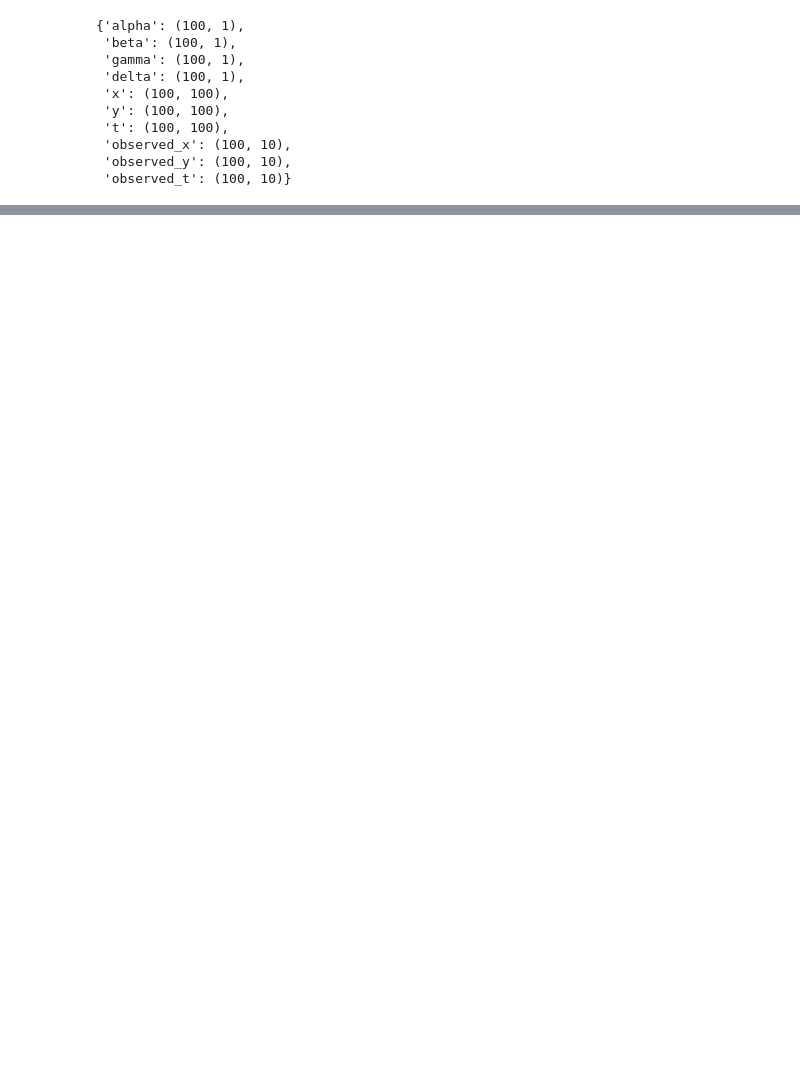
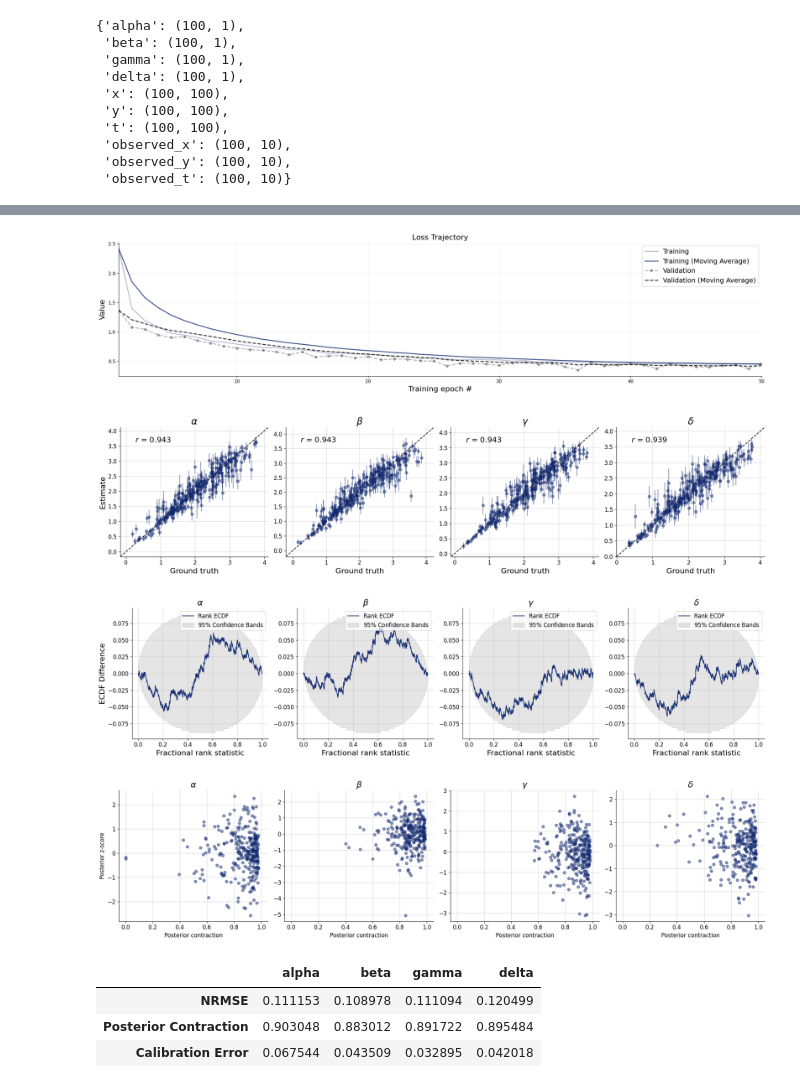
Before and after one commit to bayesflow-org/bf2-paper-case-study, a Jupyter notebook: bf2_case_study.ipynb, the cells around one changed output, grey strips where cells are left out. Drawn from its saved outputs; the diff is of its cells as text; code cells hidden in the pictures; blank space fills up the shorter version.

```diff
--- a/bf2_case_study.ipynb
+++ b/bf2_case_study.ipynb
@@ -169,0 +183,20 @@ plot_trajectores(samples, ["x", "y"], ["Prey", "Predator"])
+# %%
+time_series_network = bf.networks.TimeSeriesNetwork()
+flow_matching = bf.networks.FlowMatching()
+# %%
+e2e_workflow = bf.BasicWorkflow(
+    simulator=simulator,
+    adapter=adapter,
+    summary_network=time_series_network,
+    inference_network=flow_matching
+)
+# %%
+training_set = e2e_workflow.simulate(5000)
+validation_set = e2e_workflow.simulate(300)
+# %%
+history = e2e_workflow.fit_offline(
+    data=training_set,
+    epochs=50,
+    batch_size=32,
+    validation_data=validation_set
+)
@@ -169,0 +223,25 @@ plot_trajectores(samples, ["x", "y"], ["Prey", "Predator"])
+# %%
+fig_size = (20, 5)
+
+figures = e2e_workflow.plot_default_diagnostics(
+    test_data=validation_set,
+    variable_names=[r"$\alpha$", r"$\beta$", r"$\gamma$", r"$\delta$"],
+    loss_kwargs={"figsize": fig_size, "label_fontsize": 16},
+    recovery_kwargs={
+        "figsize": fig_size,
+        "label_fontsize": 16,
+        "title_fontsize": 20,
+    },
+    calibration_ecdf_kwargs={
+        "figsize": fig_size,
+        "legend_fontsize": 12,
+        "difference": True,
+        "label_fontsize": 16,
+    },
+    z_score_contraction_kwargs={"figsize": fig_size, "label_fontsize": 16},
+)
+# %% [output]
+[figure, added]
+[figure, added]
+[figure, added]
+[figure, added]
@@ -169,0 +250,7 @@ plot_trajectores(samples, ["x", "y"], ["Prey", "Predator"])
+# %%
+metrics
+# %% [output]
+|  | alpha | beta | gamma | delta |
+| NRMSE | 0.111153 | 0.108978 | 0.111094 | 0.120499 |
+| Posterior Contraction | 0.903048 | 0.883012 | 0.891722 | 0.895484 |
+| Calibration Error | 0.067544 | 0.043509 | 0.032895 | 0.042018 |
```
Also changed, not shown: parts of 12 cells of this notebook, 3 other files.
